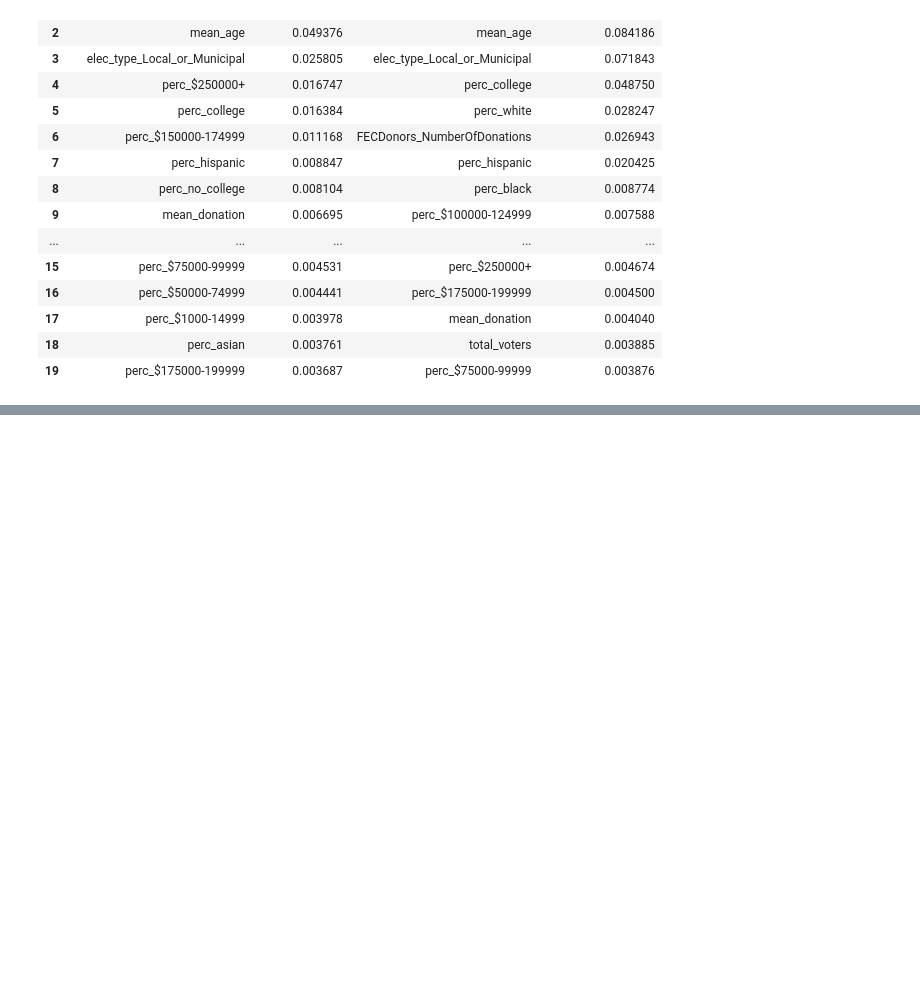
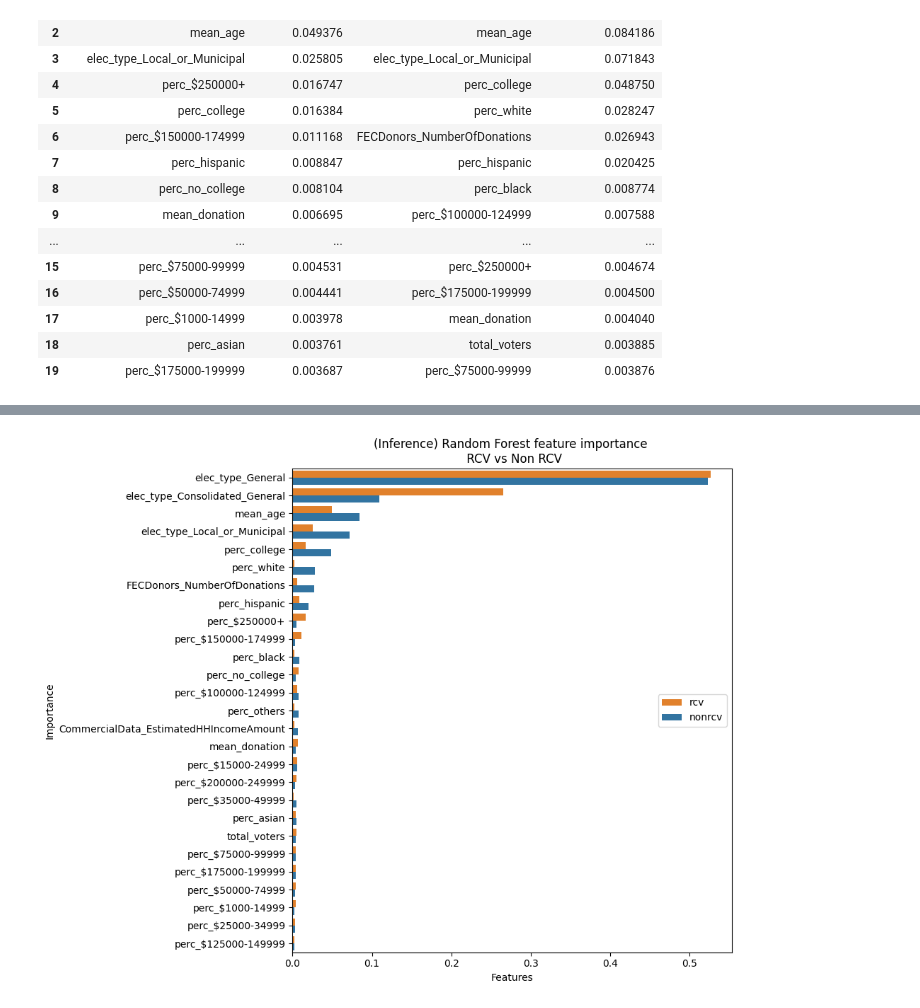
Before and after one commit to jnshzk/capstone, a Jupyter notebook: models.ipynb, the cells around one changed output, grey strips where cells are left out. Saved outputs shown, nothing was run; the diff lists cells and outputs as text; code cells hidden in the pictures; blank space fills up the shorter version.

```diff
--- a/models.ipynb
+++ b/models.ipynb
@@ -569,0 +549,3 @@ plt.show()
+# %%
+rcv_v_nonrcv_df = pd.melt(rcv_v_nonrcv_df, id_vars=['feature'], value_vars=['importance_nonrcv','importance_rcv'])
+rcv_v_nonrcv_df.head()
@@ -569,0 +559,30 @@ plt.show()
+# %%
+# Plotting
+import seaborn as sns
+
+#Create arrays from feature importance and feature names
+variable = np.array(rcv_v_nonrcv_df['variable'])
+value = np.array(rcv_v_nonrcv_df['value'])
+feature_names = np.array(rcv_v_nonrcv_df['feature'])
+
+#Create a DataFrame using a Dictionary
+data={'feature_names':feature_names,'variable':variable,'value':value}
+fi_df = pd.DataFrame(data)
+fi_df = fi_df.replace({'importance_nonrcv': 'nonrcv', 'importance_rcv': 'rcv'})
+
+#Sort the DataFrame in order decreasing feature importance
+fi_df.sort_values(by=['value'], ascending=False,inplace=True)
+
+plt.figure(figsize=(10,8))
+palette ={"nonrcv": "C0", "rcv": "C1"}
+
+sns.barplot(x=fi_df['value'], y=fi_df['feature_names'], hue = fi_df['variable'], palette=palette)
+
+plt.xlabel('Features')
+plt.ylabel('Importance')
+plt.title('(Inference) Random Forest feature importance \n RCV vs Non RCV')
+plt.legend(loc='center right')
+plt.tight_layout()
+plt.savefig(f'../data/plots/RF_feature_imp_inference_RCV_vs_Non_RCV.jpg')
+# %% [output]
+[figure, added]
```
Also changed, not shown: parts of 9 cells of this notebook, 1 other file.
